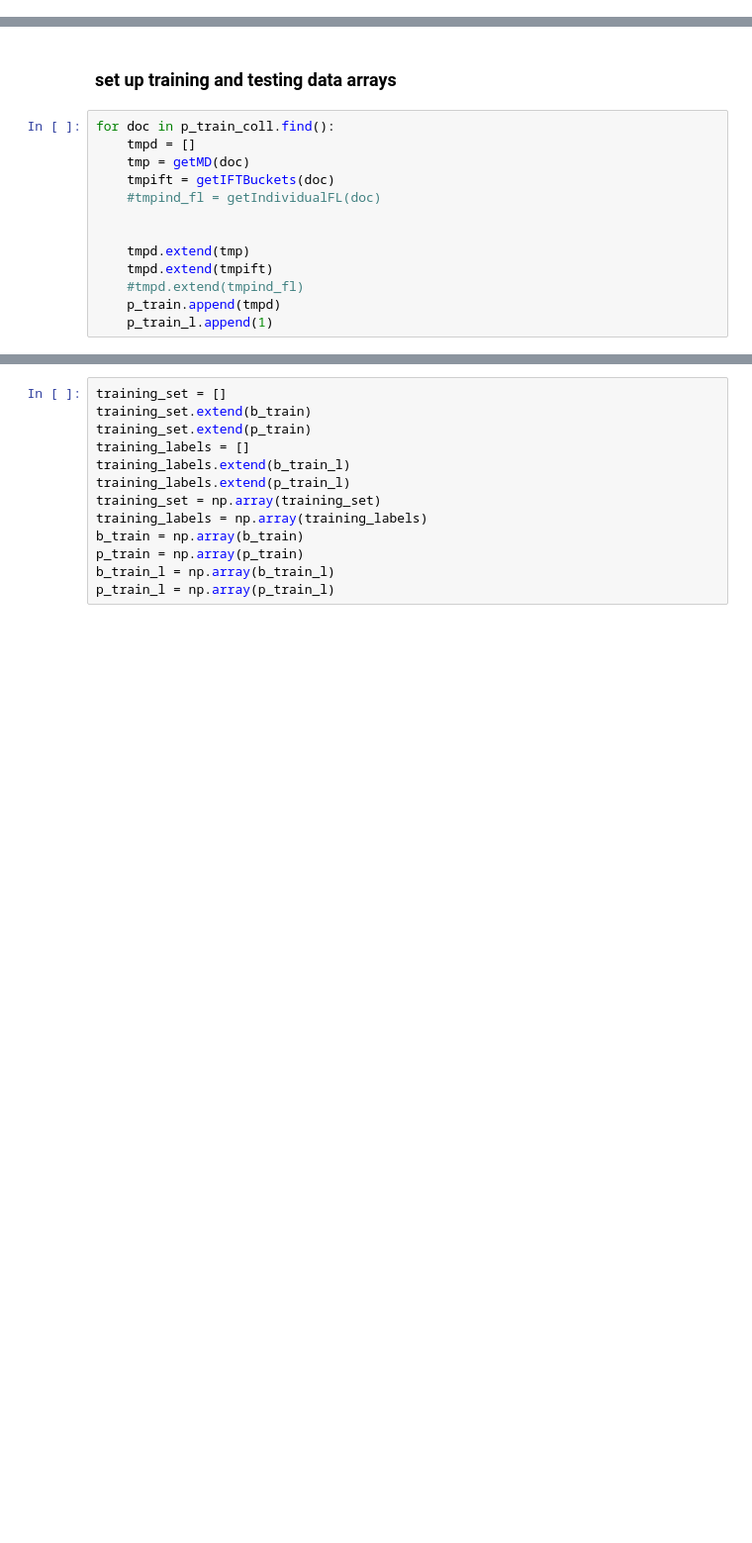
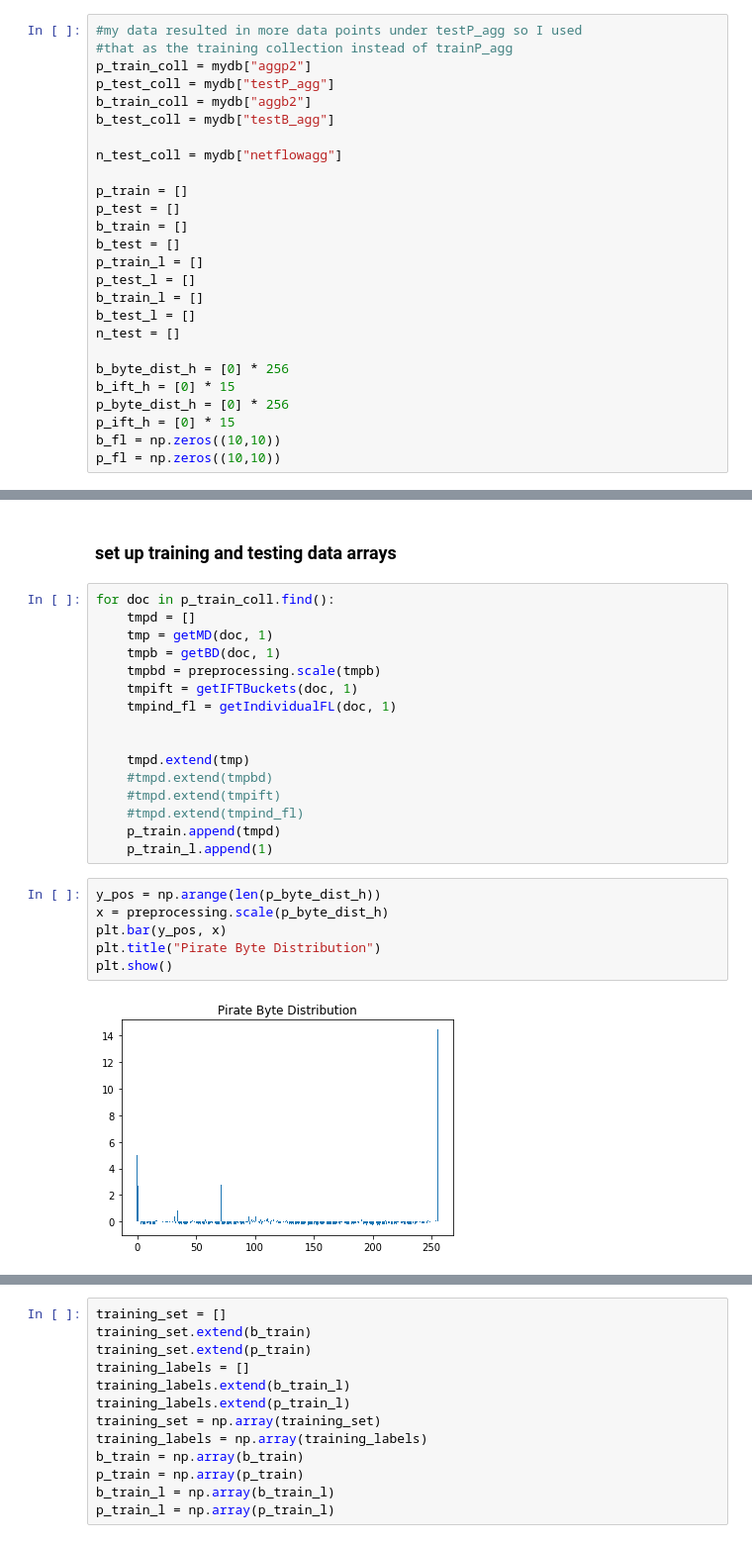
Before and after one commit to Alienekoo/PirateFinder, a Jupyter notebook: classifier_jupyter.ipynb, the cells around one changed output, grey strips where cells are left out. Shown: that part at 99% size. Saved outputs shown, nothing was run; the diff lists cells and outputs as text; blank space fills up the shorter version.

```diff
--- a/classifier_jupyter.ipynb
+++ b/classifier_jupyter.ipynb
@@ -32 +22,27 @@ b_test_l = []
+# %%
+#my data resulted in more data points under testP_agg so I used
+#that as the training collection instead of trainP_agg
+p_train_coll = mydb["aggp2"]
+p_test_coll = mydb["testP_agg"]
+b_train_coll = mydb["aggb2"]
+b_test_coll = mydb["testB_agg"]
+
+n_test_coll = mydb["netflowagg"]
+
+p_train = []
+p_test = []
+b_train = []
+b_test = []
+p_train_l = []
+p_test_l = []
+b_train_l = []
+b_test_l = []
+n_test = []
+
+b_byte_dist_h = [0] * 256
+b_ift_h = [0] * 15
+p_byte_dist_h = [0] * 256
+p_ift_h = [0] * 15
+b_fl = np.zeros((10,10))
+p_fl = np.zeros((10,10))
 # %%
@@ -124,13 +181,24 @@ def getIndividualFL(doc):
 # %%
 for doc in p_train_coll.find():
     tmpd = []
-    tmp = getMD(doc)
-    tmpift = getIFTBuckets(doc)
-    #tmpind_fl = getIndividualFL(doc)
+    tmp = getMD(doc, 1)
+    tmpb = getBD(doc, 1)
+    tmpbd = preprocessing.scale(tmpb)
+    tmpift = getIFTBuckets(doc, 1)
+    tmpind_fl = getIndividualFL(doc, 1)
 
 
     tmpd.extend(tmp)
-    tmpd.extend(tmpift)
+    #tmpd.extend(tmpbd)
+    #tmpd.extend(tmpift)
     #tmpd.extend(tmpind_fl)
     p_train.append(tmpd)
     p_train_l.append(1)
+# %%
+y_pos = np.arange(len(p_byte_dist_h))
+x = preprocessing.scale(p_byte_dist_h)
+plt.bar(y_pos, x)
+plt.title("Pirate Byte Distribution")
+plt.show()
+# %% [output]
+[figure, added]
```
Also changed, not shown: parts of 26 cells of this notebook, 2 other files.
